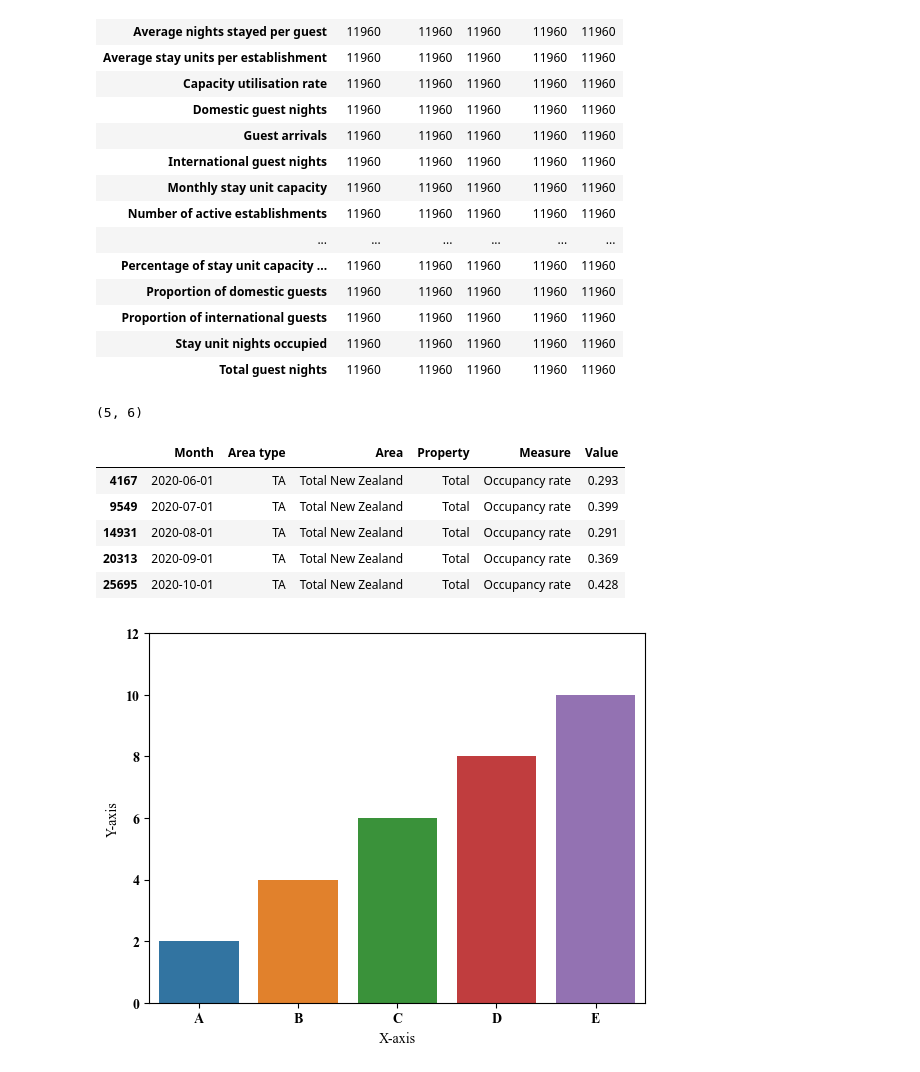
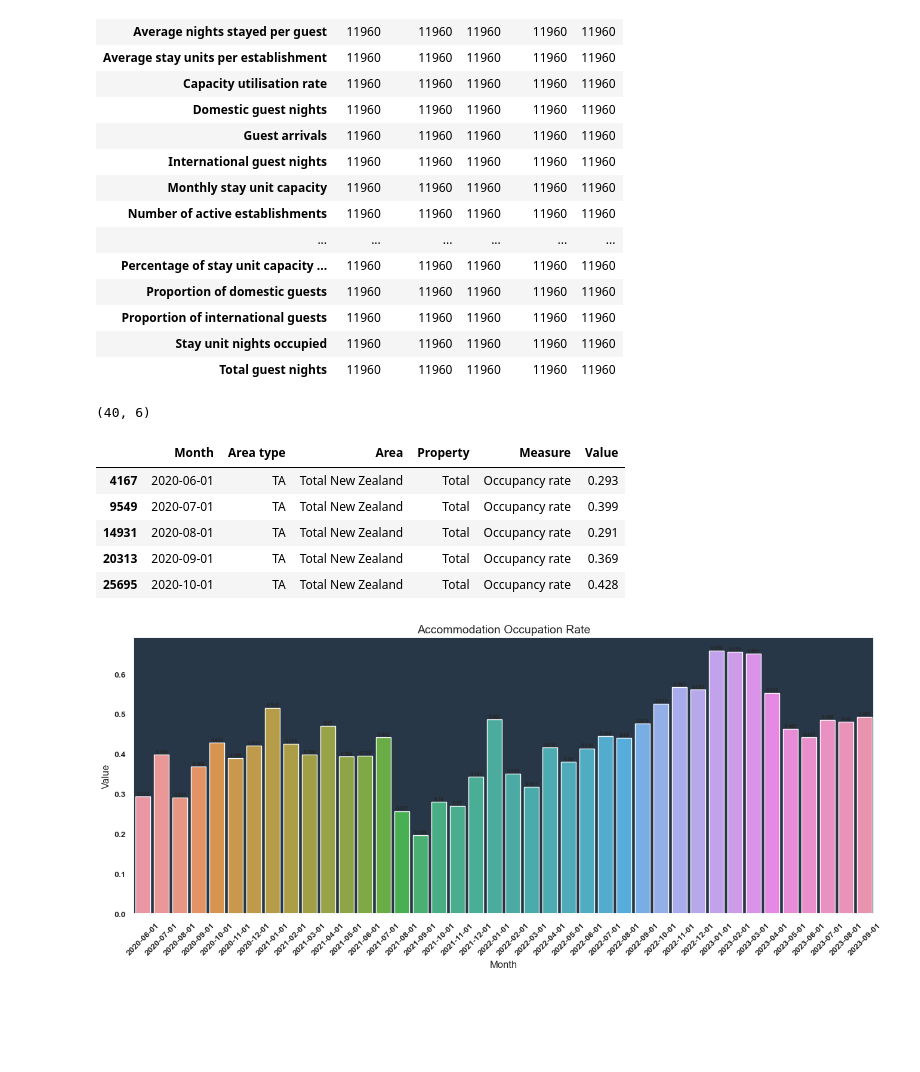
Before and after one commit to jamesou/machine_learning, a Jupyter notebook: Mlflow-Diabetes-Prediction-Pipeline/accommodation_analysis.ipynb, the cells around one changed output. Drawn from its saved outputs; the diff is of its cells as text; code cells hidden in the pictures; blank space fills up the shorter version.

Commit message:
add chart

```diff
--- a/Mlflow-Diabetes-Prediction-Pipeline/accommodation_analysis.ipynb
+++ b/Mlflow-Diabetes-Prediction-Pipeline/accommodation_analysis.ipynb
@@ -74,32 +74,30 @@ filtered_df = df[(df['Measure'] == "Occupancy rate")
                  &(df['Area type'] == "TA")
                  &(df['Area'] == "Total New Zealand")
                  &(df['Month'] >= "2020-06-01")
-                 &(df['Month'] <= "2020-10-01")].sort_values('Month')
+                 &(df['Month'] <= "2023-09-01")].sort_values('Month')
 print(filtered_df.shape)
 filtered_df.head()
 # %% [output]
-(5, 6)
+(40, 6)
 |  | Month | Area type | Area | Property | Measure | Value |
 | 4167 | 2020-06-01 | TA | Total New Zealand | Total | Occupancy rate | 0.293 |
 | 9549 | 2020-07-01 | TA | Total New Zealand | Total | Occupancy rate | 0.399 |
 | 14931 | 2020-08-01 | TA | Total New Zealand | Total | Occupancy rate | 0.291 |
 | 20313 | 2020-09-01 | TA | Total New Zealand | Total | Occupancy rate | 0.369 |
 | 25695 | 2020-10-01 | TA | Total New Zealand | Total | Occupancy rate | 0.428 |
-# %%
-#Todo start to draw diagram 柱状图，折线图 ,完成之后其他2种写sql语句即可
-# Generate some random data
-x = ['A', 'B', 'C', 'D', 'E']
-y = [2, 4, 6, 8, 10]
-
-# Create a bar plot
-sns.barplot(x=x, y=y)
-
-# Set labels and limits
-plt.xlabel('X-axis')
-plt.ylabel('Y-axis')
-plt.ylim(0, 12)
-
-# Show the plot
-plt.show()
-# %% [output]
-[figure, removed]
+# %%
+x=filtered_df["Month"]
+y=filtered_df['Value'].astype(float)
+#Start to draw diagram
+#set a figure
+plt.figure(figsize=(16,6))
+sns.set(rc={"axes.facecolor":"#283747", "axes.grid":False,'xtick.labelsize':10,'ytick.labelsize':10})
+plt.title("Accommodation Occupation Rate",fontsize = 14)
+# Rotating X tickts by 45 degrees
+plt.xticks(rotation=45)
+# Create a bar plot
+ax = sns.barplot(x=x, y=y)
+ax.bar_label(ax.containers[0], fontsize=6);
+plt.show()
+# %% [output]
+[figure, added]
```
Also changed, not shown: parts of 2 cells of this notebook.
